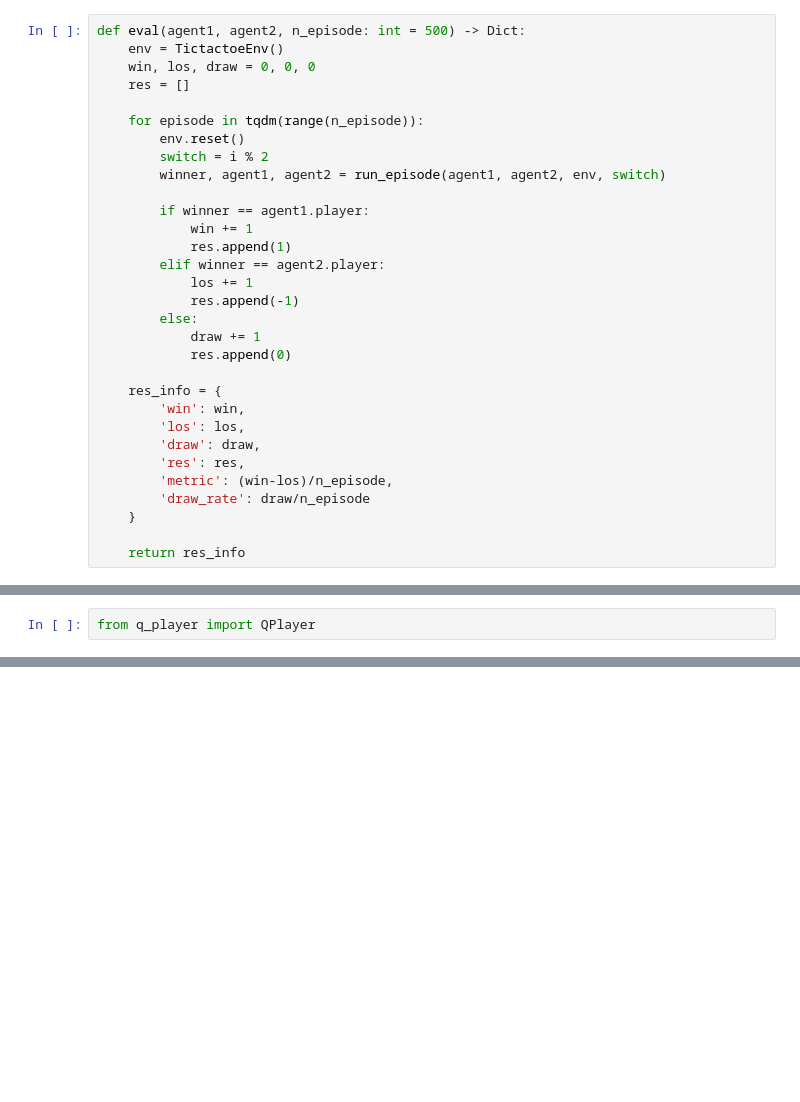
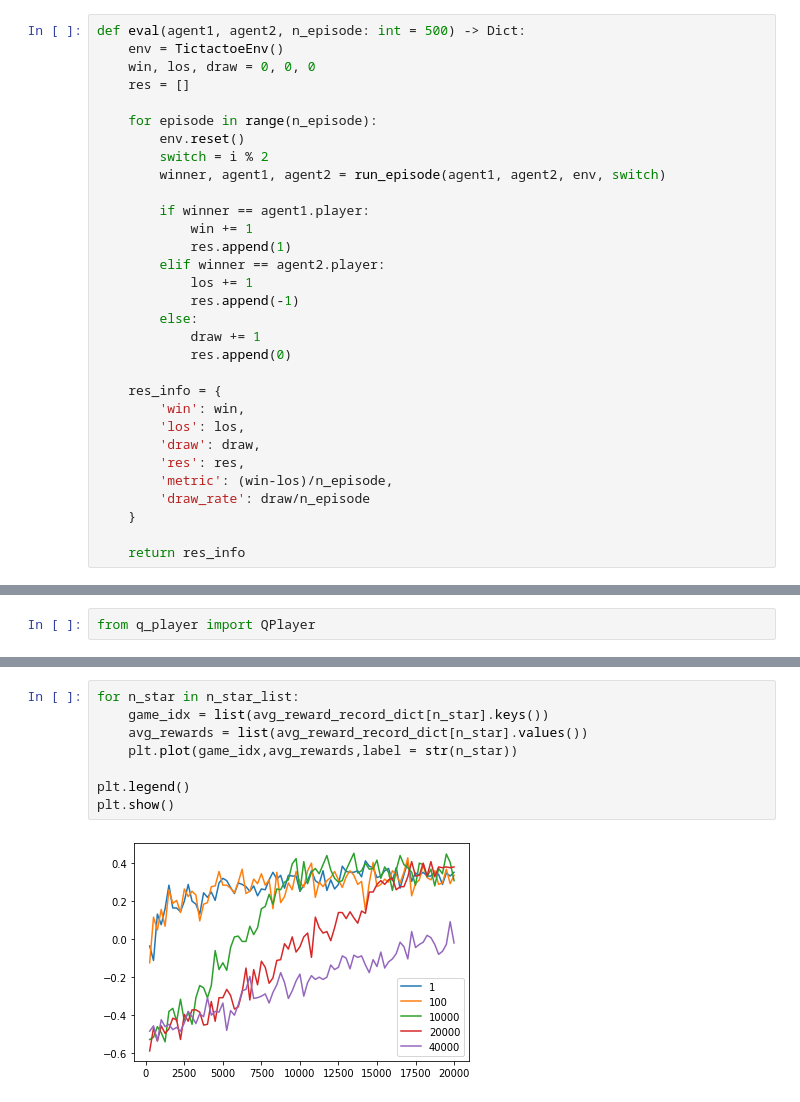
Before and after one commit to hibetterheyj/CS-456_RL_Project, a Jupyter notebook: tic_tac_toe_q_learning.ipynb, the cells around one changed output, grey strips where cells are left out. Cells and saved outputs as stored; diff of their text form; blank space fills up the shorter version.

```diff
--- a/tic_tac_toe_q_learning.ipynb
+++ b/tic_tac_toe_q_learning.ipynb
@@ -299,7 +301,7 @@ def eval(agent1, agent2, n_episode: int = 500) -> Dict:
     win, los, draw = 0, 0, 0
     res = []
 
-    for episode in tqdm(range(n_episode)):
+    for episode in range(n_episode):
         env.reset()
         switch = i % 2
         winner, agent1, agent2 = run_episode(agent1, agent2, env, switch)
@@ -511,0 +492,10 @@ np.mean(a)
+# %%
+for n_star in n_star_list:
+    game_idx = list(avg_reward_record_dict[n_star].keys())
+    avg_rewards = list(avg_reward_record_dict[n_star].values())
+    plt.plot(game_idx,avg_rewards,label = str(n_star))
+
+plt.legend()
+plt.show()
+# %% [output]
+[figure, added]
```
Also changed, not shown: parts of 32 cells of this notebook, 2 other files.
